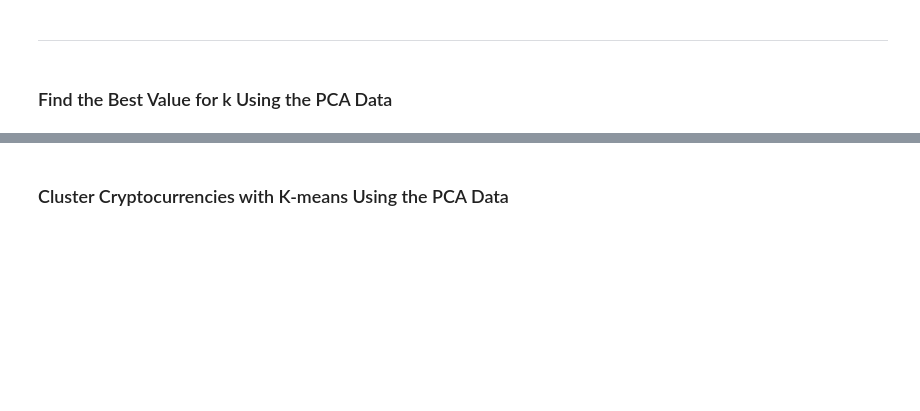
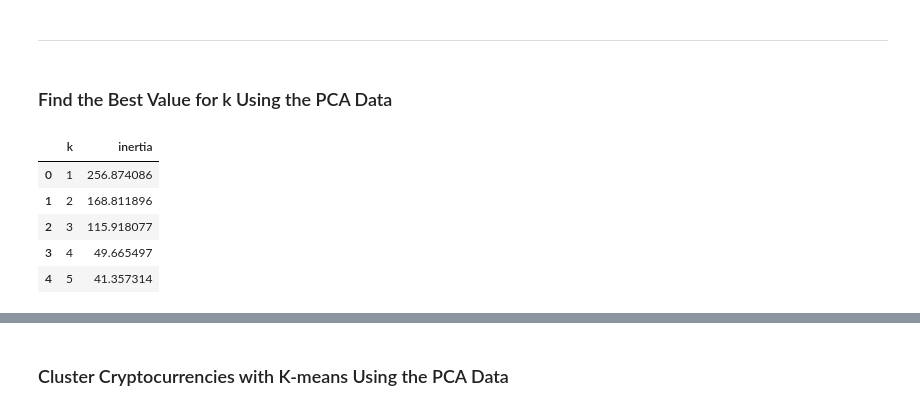
Before and after one commit to mshaaban1400/CryptoClustering, a Jupyter notebook: Starter_Code/Crypto_Clustering_starter_code.ipynb, the cells around one changed output, grey strips where cells are left out. Cells and saved outputs as stored; diff of their text form; code cells hidden in the pictures; blank space fills up the shorter version.

```diff
--- a/Starter_Code/Crypto_Clustering_starter_code.ipynb
+++ b/Starter_Code/Crypto_Clustering_starter_code.ipynb
@@ -214,5 +234,6 @@ ValueError: Shape of passed values is (41, 3), indices imply (41, 2)
 ### Find the Best Value for k Using the PCA Data
 # %%
 # Create a list with the number of k-values from 1 to 11
+k_pca = list(range(1,11))
 # %%
 # Create an empty list to store the inertia values
@@ -226,7 +251,17 @@ ValueError: Shape of passed values is (41, 3), indices imply (41, 2)
 # %%
 # Create a dictionary with the data to plot the Elbow curve
+elbow_data_pca = {'k': k_pca, "inertia": inertia_pca}
 
 # Create a DataFrame with the data to plot the Elbow curve
+elbow_df_pca = pd.DataFrame(elbow_data_pca)
+elbow_df_pca.head()
+# %% [output]
+|  | k | inertia |
+| 0 | 1 | 256.874086 |
+| 1 | 2 | 168.811896 |
+| 2 | 3 | 115.918077 |
+| 3 | 4 | 49.665497 |
+| 4 | 5 | 41.357314 |
 # %%
 # Plot a line chart with all the inertia values computed with
 # the different values of k to visually identify the optimal value for k.
```
Also changed, not shown: parts of 24 cells of this notebook, 1 other file.
